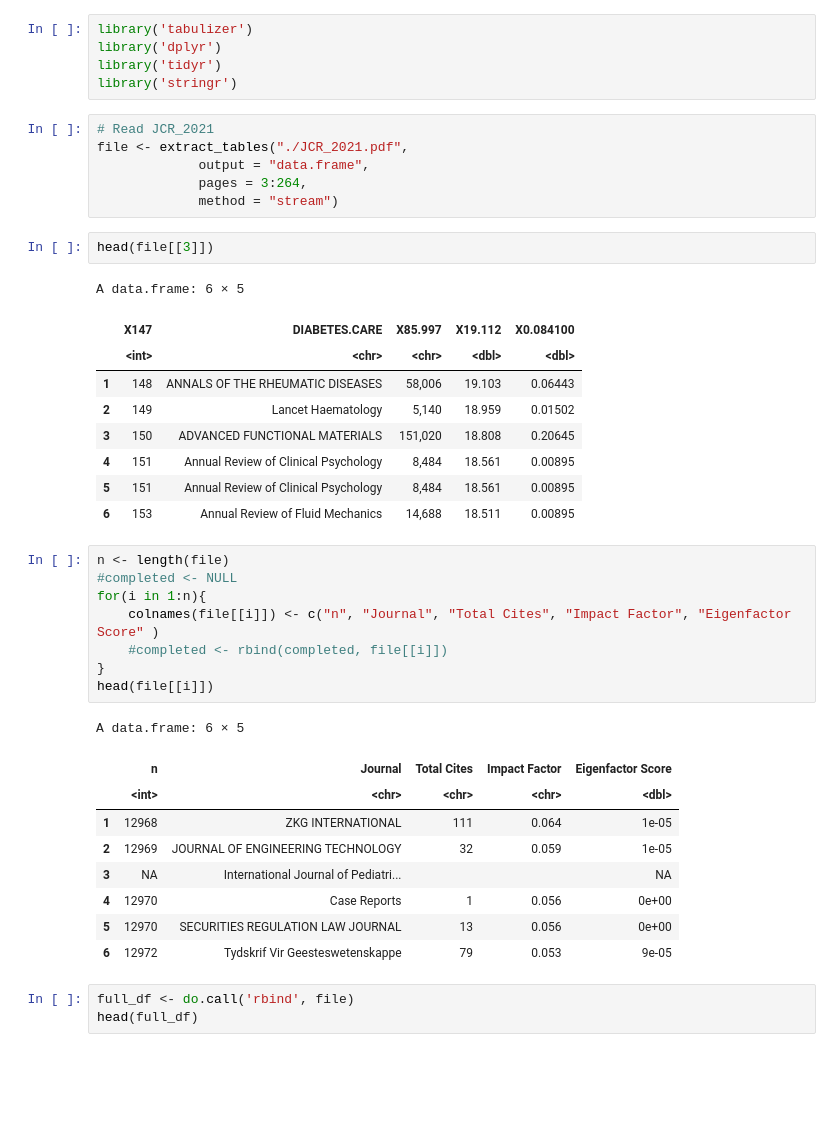
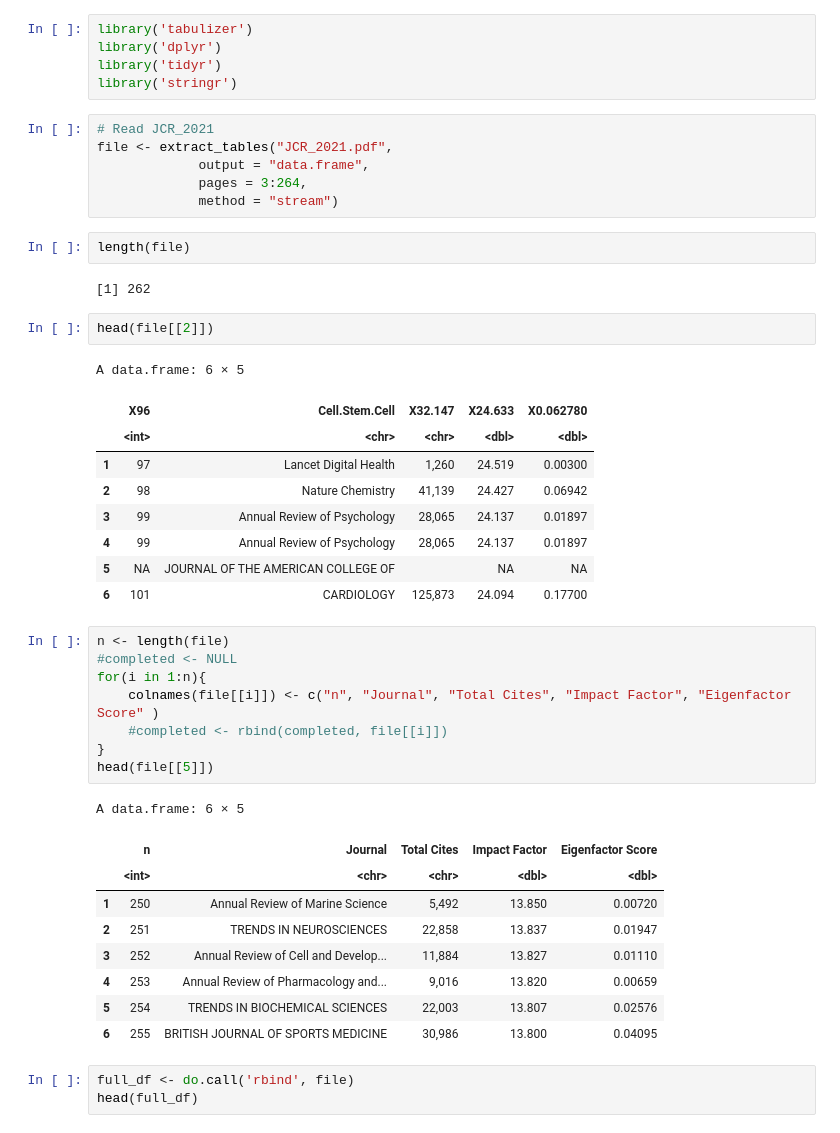
Before and after one commit to JulioCesarMS/R_course, a Jupyter notebook: 5.- Lectura de datos.ipynb, the cells around one changed output. Cells and saved outputs as stored; diff of their text form; blank space fills up the shorter version.

```diff
--- a/5.- Lectura de datos.ipynb
+++ b/5.- Lectura de datos.ipynb
@@ -310,22 +328,26 @@ library('tidyr')
 library('stringr')
 # %%
 # Read JCR_2021
-file <- extract_tables("./JCR_2021.pdf",
+file <- extract_tables("JCR_2021.pdf",
              output = "data.frame",
              pages = 3:264,
              method = "stream")
+# %%
+length(file)
+# %% [output]
+[1] 262
 # %%
-head(file[[3]])
+head(file[[2]])
 # %% [output]
 A data.frame: 6 × 5
-|  | X147 | DIABETES.CARE | X85.997 | X19.112 | X0.084100 |
+|  | X96 | Cell.Stem.Cell | X32.147 | X24.633 | X0.062780 |
 |  | <int> | <chr> | <chr> | <dbl> | <dbl> |
-| 1 | 148 | ANNALS OF THE RHEUMATIC DISEASES | 58,006 | 19.103 | 0.06443 |
-| 2 | 149 | Lancet Haematology | 5,140 | 18.959 | 0.01502 |
-| 3 | 150 | ADVANCED FUNCTIONAL MATERIALS | 151,020 | 18.808 | 0.20645 |
-| 4 | 151 | Annual Review of Clinical Psychology | 8,484 | 18.561 | 0.00895 |
-| 5 | 151 | Annual Review of Clinical Psychology | 8,484 | 18.561 | 0.00895 |
-| 6 | 153 | Annual Review of Fluid Mechanics | 14,688 | 18.511 | 0.00895 |
+| 1 | 97 | Lancet Digital Health | 1,260 | 24.519 | 0.00300 |
+| 2 | 98 | Nature Chemistry | 41,139 | 24.427 | 0.06942 |
+| 3 | 99 | Annual Review of Psychology | 28,065 | 24.137 | 0.01897 |
+| 4 | 99 | Annual Review of Psychology | 28,065 | 24.137 | 0.01897 |
+| 5 | NA | JOURNAL OF THE AMERICAN COLLEGE OF |  | NA | NA |
+| 6 | 101 | CARDIOLOGY | 125,873 | 24.094 | 0.17700 |
 # %%
 n <- length(file)
 #completed <- NULL
@@ -333,17 +355,17 @@ for(i in 1:n){
     colnames(file[[i]]) <- c("n", "Journal", "Total Cites", "Impact Factor", "Eigenfactor Score" )
     #completed <- rbind(completed, file[[i]])
 }
-head(file[[i]])
+head(file[[5]])
 # %% [output]
 A data.frame: 6 × 5
 |  | n | Journal | Total Cites | Impact Factor | Eigenfactor Score |
-|  | <int> | <chr> | <chr> | <chr> | <dbl> |
-| 1 | 12968 | ZKG INTERNATIONAL | 111 | 0.064 | 1e-05 |
-| 2 | 12969 | JOURNAL OF ENGINEERING TECHNOLOGY | 32 | 0.059 | 1e-05 |
-| 3 | NA | International Journal of Pediatri... |  |  | NA |
-| 4 | 12970 | Case Reports | 1 | 0.056 | 0e+00 |
-| 5 | 12970 | SECURITIES REGULATION LAW JOURNAL | 13 | 0.056 | 0e+00 |
-| 6 | 12972 | Tydskrif Vir Geesteswetenskappe | 79 | 0.053 | 9e-05 |
+|  | <int> | <chr> | <chr> | <dbl> | <dbl> |
+| 1 | 250 | Annual Review of Marine Science | 5,492 | 13.850 | 0.00720 |
+| 2 | 251 | TRENDS IN NEUROSCIENCES | 22,858 | 13.837 | 0.01947 |
+| 3 | 252 | Annual Review of Cell and Develop... | 11,884 | 13.827 | 0.01110 |
+| 4 | 253 | Annual Review of Pharmacology and... | 9,016 | 13.820 | 0.00659 |
+| 5 | 254 | TRENDS IN BIOCHEMICAL SCIENCES | 22,003 | 13.807 | 0.02576 |
+| 6 | 255 | BRITISH JOURNAL OF SPORTS MEDICINE | 30,986 | 13.800 | 0.04095 |
 # %%
 full_df <- do.call('rbind', file)
 head(full_df)
```
Also changed, not shown: parts of 18 cells of this notebook.
